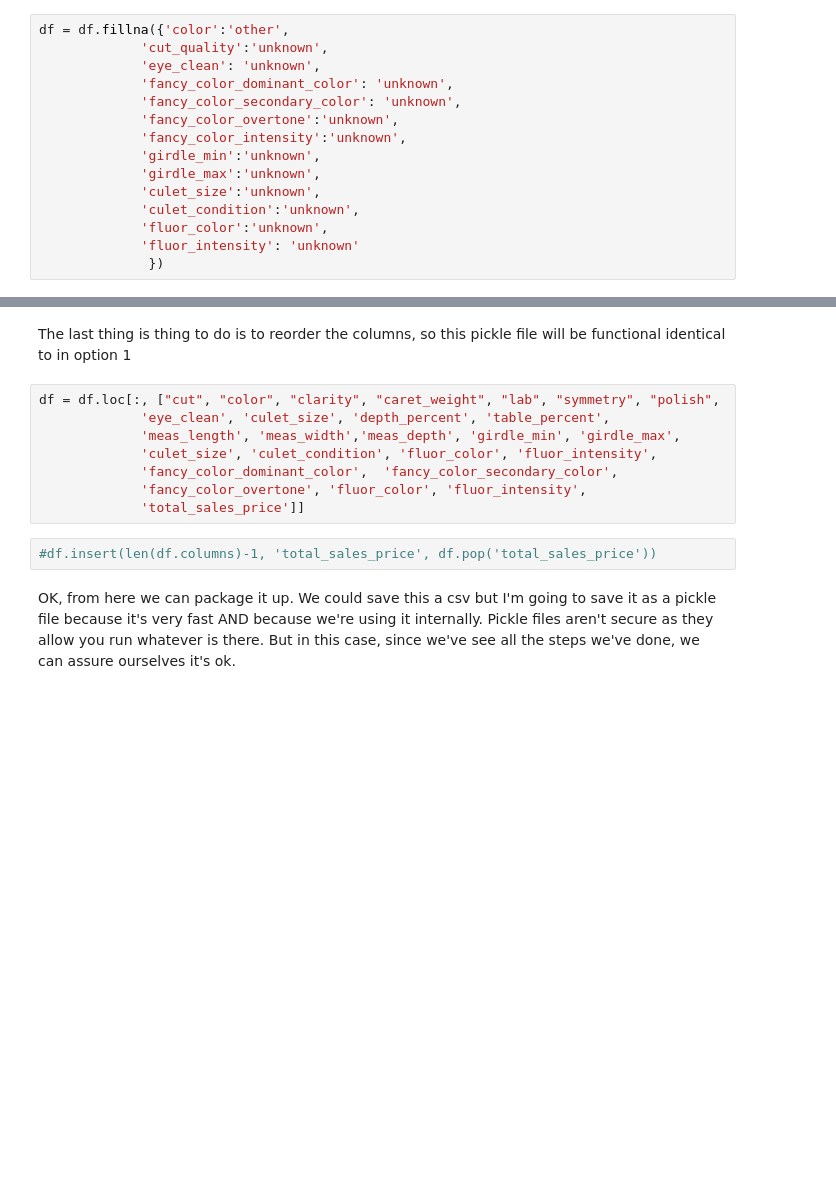
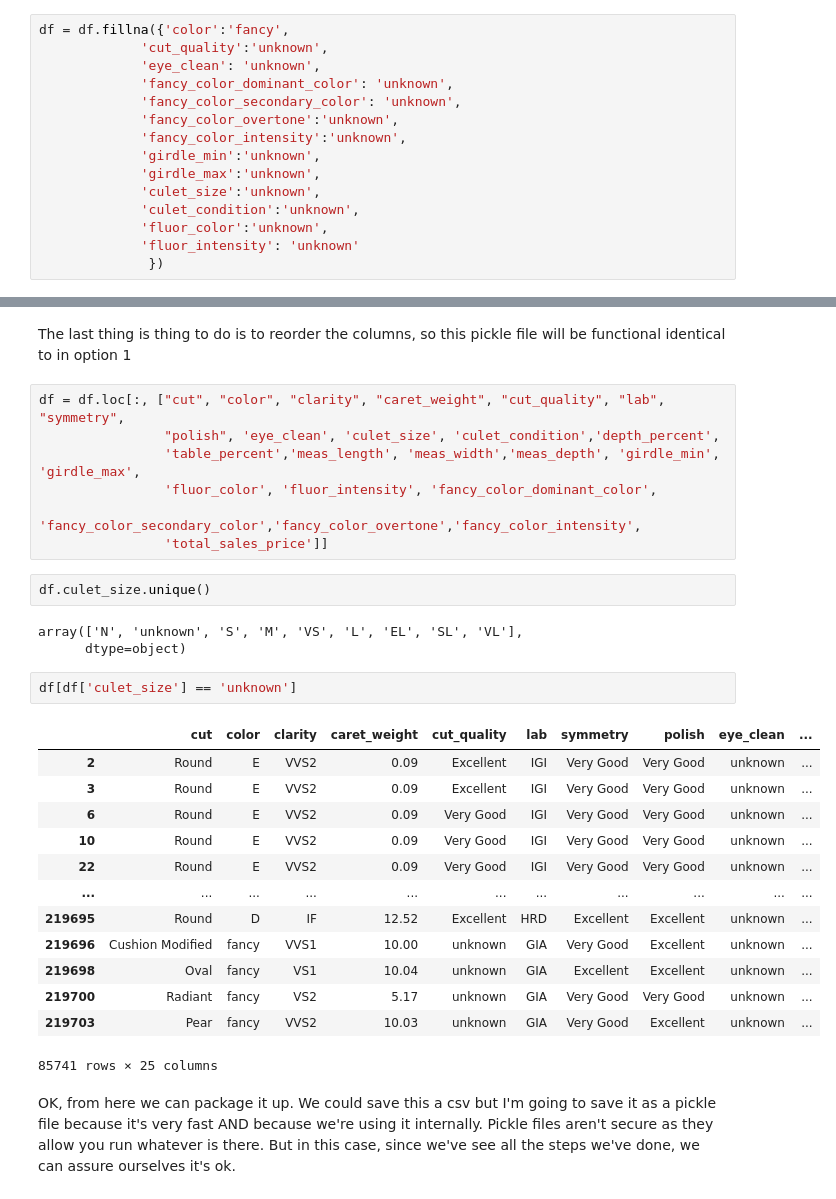
Before and after one commit to Little-PyProjects/Bees, a Jupyter notebook: Diamonds/notebooks/DataWrangling.ipynb, the cells around one changed output, grey strips where cells are left out. Saved outputs shown, nothing was run; the diff lists cells and outputs as text; blank space fills up the shorter version.

```diff
--- a/Diamonds/notebooks/DataWrangling.ipynb
+++ b/Diamonds/notebooks/DataWrangling.ipynb
@@ -206,5 +223,5 @@ Now my sense is were going to find that isn't a big deal and also that girdle an
 # %%
-df = df.fillna({'color':'other',
+df = df.fillna({'color':'fancy',
              'cut_quality':'unknown',
              'eye_clean': 'unknown',
              'fancy_color_dominant_color': 'unknown',
@@ -227,15 +244,33 @@ df.isnull().sum().sum()
 # %% [markdown]
 The last thing is thing to do is to reorder the columns, so this pickle file will be functional identical to in option 1
 # %%
-df = df.loc[:, ["cut", "color", "clarity", "caret_weight", "lab", "symmetry", "polish",
-             'eye_clean', 'culet_size', 'depth_percent', 'table_percent',
-             'meas_length', 'meas_width','meas_depth', 'girdle_min', 'girdle_max',
-             'culet_size', 'culet_condition', 'fluor_color', 'fluor_intensity',
-             'fancy_color_dominant_color',  'fancy_color_secondary_color',
-             'fancy_color_overtone', 'fluor_color', 'fluor_intensity',
-             'total_sales_price']]
+df = df.loc[:, ["cut", "color", "clarity", "caret_weight", "cut_quality", "lab", "symmetry",
+                "polish", 'eye_clean', 'culet_size', 'culet_condition','depth_percent',
+                'table_percent','meas_length', 'meas_width','meas_depth', 'girdle_min', 'girdle_max',
+                'fluor_color', 'fluor_intensity', 'fancy_color_dominant_color',
+                'fancy_color_secondary_color','fancy_color_overtone','fancy_color_intensity',
+                'total_sales_price']]
-# %%
-#df.insert(len(df.columns)-1, 'total_sales_price', df.pop('total_sales_price'))
+# %%
+df.culet_size.unique()
+# %% [output]
+array(['N', 'unknown', 'S', 'M', 'VS', 'L', 'EL', 'SL', 'VL'],
+      dtype=object)
+# %%
+df[df['culet_size'] == 'unknown']
+# %% [output]
+|  | cut | color | clarity | caret_weight | cut_quality | lab | symmetry | polish | eye_clean | ... |
+| 2 | Round | E | VVS2 | 0.09 | Excellent | IGI | Very Good | Very Good | unknown | ... |
+| 3 | Round | E | VVS2 | 0.09 | Excellent | IGI | Very Good | Very Good | unknown | ... |
+| 6 | Round | E | VVS2 | 0.09 | Very Good | IGI | Very Good | Very Good | unknown | ... |
+| 10 | Round | E | VVS2 | 0.09 | Very Good | IGI | Very Good | Very Good | unknown | ... |
+| 22 | Round | E | VVS2 | 0.09 | Very Good | IGI | Very Good | Very Good | unknown | ... |
+| ... | ... | ... | ... | ... | ... | ... | ... | ... | ... | ... |
+| 219695 | Round | D | IF | 12.52 | Excellent | HRD | Excellent | Excellent | unknown | ... |
+| 219696 | Cushion Modified | fancy | VVS1 | 10.00 | unknown | GIA | Very Good | Excellent | unknown | ... |
+| 219698 | Oval | fancy | VS1 | 10.04 | unknown | GIA | Excellent | Excellent | unknown | ... |
+| 219700 | Radiant | fancy | VS2 | 5.17 | unknown | GIA | Very Good | Very Good | unknown | ... |
+| 219703 | Pear | fancy | VVS2 | 10.03 | unknown | GIA | Very Good | Excellent | unknown | ... |
+85741 rows × 25 columns
 # %% [markdown]
 OK, from here we can package it up. We could save this a csv but I'm going to save it as a pickle file because it's very fast AND because we're using it internally. Pickle files aren't secure as they allow you run whatever is there. But in this case, since we've see all the steps we've done, we can assure ourselves it's ok.
 # %%
```
Also changed, not shown: parts of 5 cells of this notebook.
